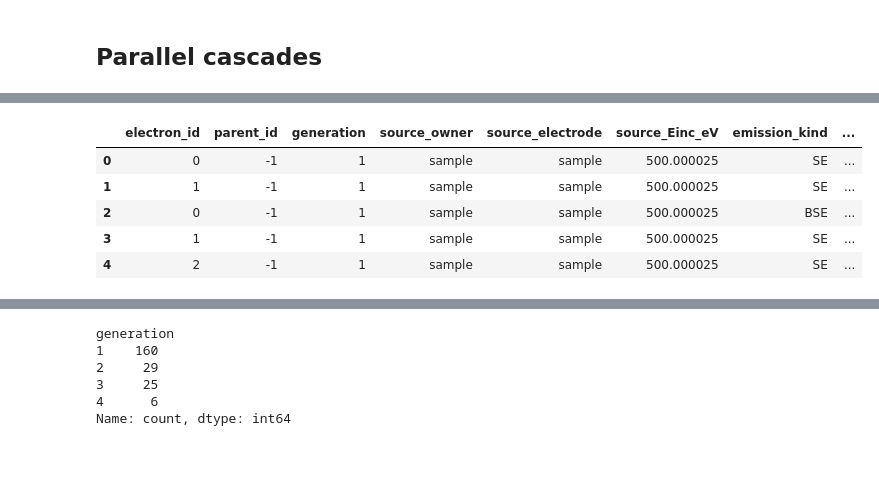
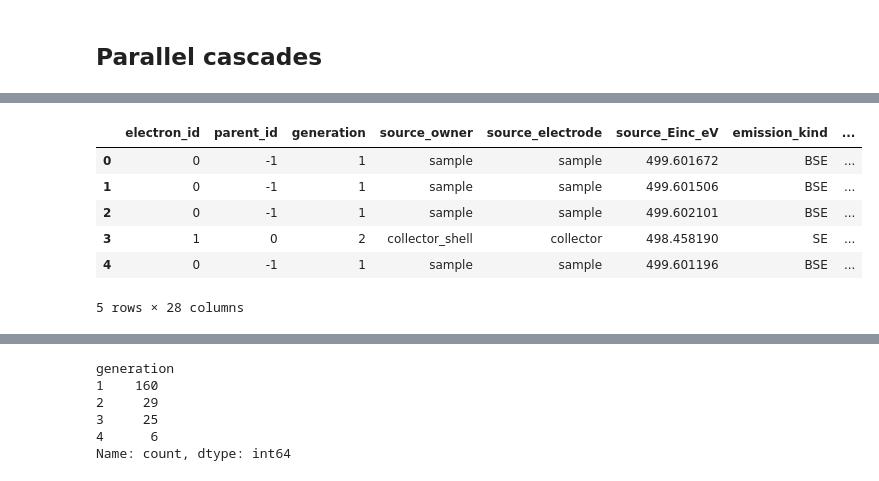
Before and after one commit to oridzel/rfa_python, a Jupyter notebook: notebooks/05_primary_beam_batch.ipynb, the cells around one changed output, grey strips where cells are left out. Drawn from its saved outputs; the diff is of its cells as text; code cells hidden in the pictures.

```diff
--- a/notebooks/05_primary_beam_batch.ipynb
+++ b/notebooks/05_primary_beam_batch.ipynb
@@ -842,7 +851,7 @@ grid_transparency = {
 }
 
 cascade = run_cascade_batch_parallel(
-    N_primary=10000,
+    N_primary=1000,
     E0_eV=500,
     field=field,
     Phi_interp=Phi_interp,
@@ -883,7 +892,7 @@ cascade = run_cascade_batch_parallel(
     launch_step_fraction_of_h=0.75,
 
     seed=123,
-    n_jobs=24,
+    n_jobs=4,
     chunk_size=5,
     verbose=10,
 )
@@ -918,12 +1027,13 @@ paths
 # %%
-cascade20["df_cascade"].head()
+cascade["df_cascade"].head()
 # %% [output]
 |  | electron_id | parent_id | generation | source_owner | source_electrode | source_Einc_eV | emission_kind | ... |
-| 0 | 0 | -1 | 1 | sample | sample | 500.000025 | SE | ... |
-| 1 | 1 | -1 | 1 | sample | sample | 500.000025 | SE | ... |
-| 2 | 0 | -1 | 1 | sample | sample | 500.000025 | BSE | ... |
-| 3 | 1 | -1 | 1 | sample | sample | 500.000025 | SE | ... |
-| 4 | 2 | -1 | 1 | sample | sample | 500.000025 | SE | ... |
+| 0 | 0 | -1 | 1 | sample | sample | 499.601672 | BSE | ... |
+| 1 | 0 | -1 | 1 | sample | sample | 499.601506 | BSE | ... |
+| 2 | 0 | -1 | 1 | sample | sample | 499.602101 | BSE | ... |
+| 3 | 1 | 0 | 2 | collector_shell | collector | 498.458190 | SE | ... |
+| 4 | 0 | -1 | 1 | sample | sample | 499.601196 | BSE | ... |
+5 rows × 28 columns
 # %%
 cascade20["current_counts"]
 # %% [output]
```
Also changed, not shown: parts of 8 cells of this notebook, 1 other file.
